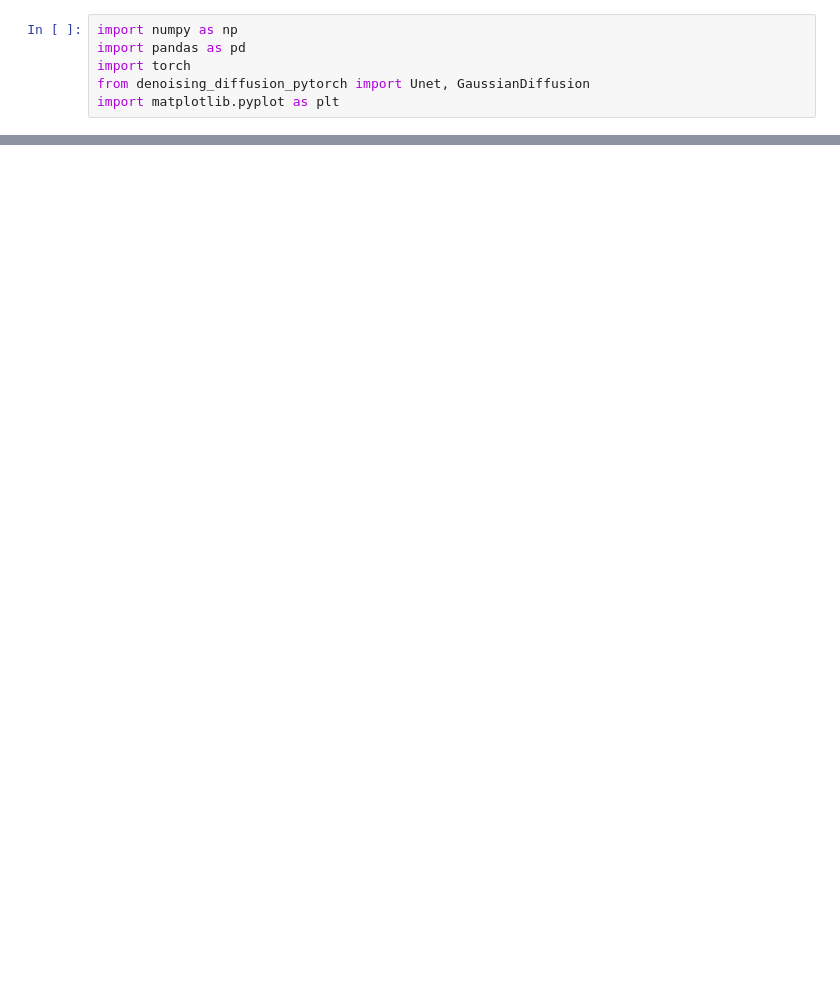
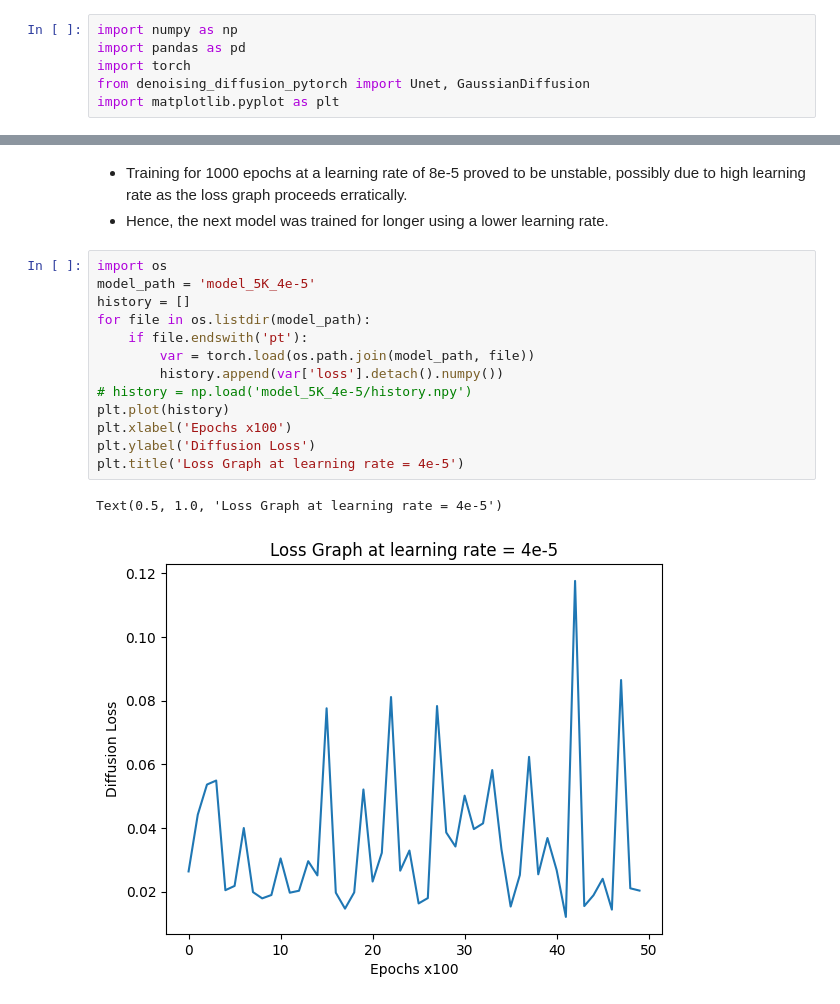
Before and after one commit to Ganu3010/dlcv_val, a Jupyter notebook: analysis.ipynb, the cells around one changed output, grey strips where cells are left out. Drawn from its saved outputs; the diff is of its cells as text; blank space fills up the shorter version.

```diff
--- a/analysis.ipynb
+++ b/analysis.ipynb
@@ -6,0 +22,19 @@ import matplotlib.pyplot as plt
+# %% [markdown]
+- Training for 1000 epochs at a learning rate of 8e-5 proved to be unstable, possibly due to high learning rate as the loss graph proceeds erratically.
+- Hence, the next model was trained for longer using a lower learning rate.
+# %%
+import os
+model_path = 'model_5K_4e-5'
+history = []
+for file in os.listdir(model_path):
+    if file.endswith('pt'):
+        var = torch.load(os.path.join(model_path, file))
+        history.append(var['loss'].detach().numpy())
+# history = np.load('model_5K_4e-5/history.npy')
+plt.plot(history)
+plt.xlabel('Epochs x100')
+plt.ylabel('Diffusion Loss')
+plt.title('Loss Graph at learning rate = 4e-5')
+# %% [output]
+Text(0.5, 1.0, 'Loss Graph at learning rate = 4e-5')
+[figure, added]
```
Also changed, not shown: parts of 12 cells of this notebook.
